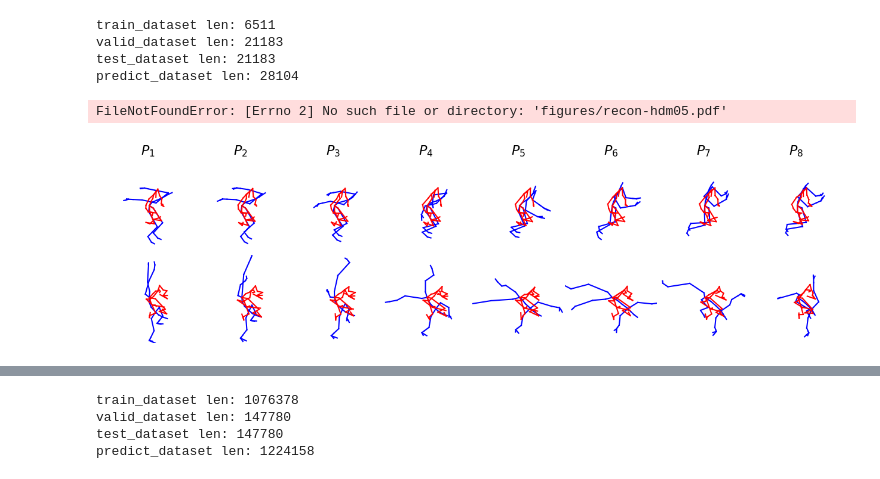
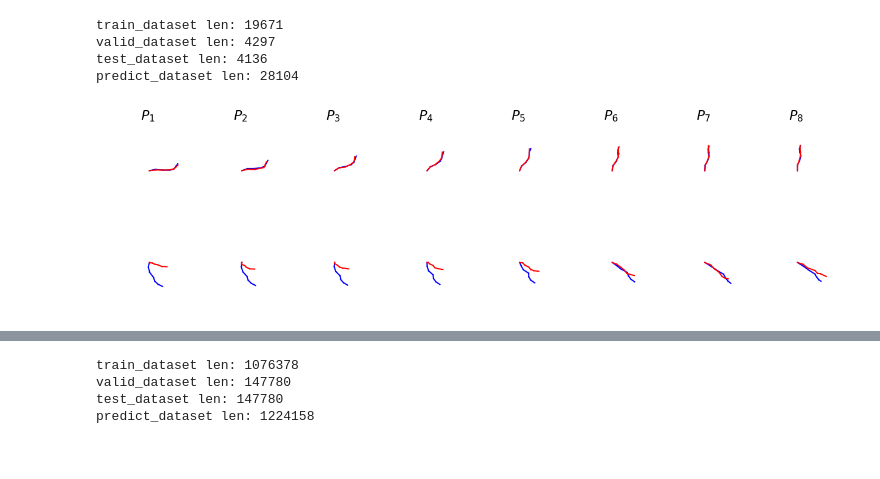
Before and after one commit to Coda-Research-Group/mocap-vae-features, a Jupyter notebook: reconstruct_plots.ipynb, the cells around one changed output, grey strips where cells are left out. Saved outputs shown, nothing was run; the diff lists cells and outputs as text; code cells hidden in the pictures.

```diff
--- a/reconstruct_plots.ipynb
+++ b/reconstruct_plots.ipynb
@@ -125,16 +126,17 @@ def draw_strip(xs, xs_hat, body_model, s=2):
     plt.subplots_adjust(wspace=0, hspace=0)
     return fig
 # %%
-run_dir = Path('runs/hdm05/fold1/beta=1,latent_dim=64')
+run_dir = Path('runs/hdm05/all/beta=1,body_model=hdm05-torso,latent_dim=64')
 xs, xs_hat, cfg = get_data_and_recon(run_dir, n_samples=1000)
 x, x_hat = pick_best_worst(xs, xs_hat, n_best=1, n_worst=1)
 draw_strip(x, x_hat, cfg.body_model)
-plt.savefig('runs/hdm05/fold1/beta=1,latent_dim=64/figures/recon-hdm05.pdf', bbox_inches='tight')
+DIR_NAME='runs/hdm05/all/beta=1,body_model=hdm05-torso,latent_dim=64/figures/recon-hdm05.pdf'
+os.makedirs(os.path.dirname(DIR_NAME), exist_ok=True)
+plt.savefig(DIR_NAME, bbox_inches='tight')
 # %% [output]
-train_dataset len: 6511
-valid_dataset len: 21183
-test_dataset len: 21183
+train_dataset len: 19671
+valid_dataset len: 4297
+test_dataset len: 4136
 predict_dataset len: 28104
-FileNotFoundError: [Errno 2] No such file or directory: 'figures/recon-hdm05.pdf'
-[figure, old version]
+[figure, new version]
 # %%
```
Also changed, not shown: parts of 2 cells of this notebook, 14 other files.
